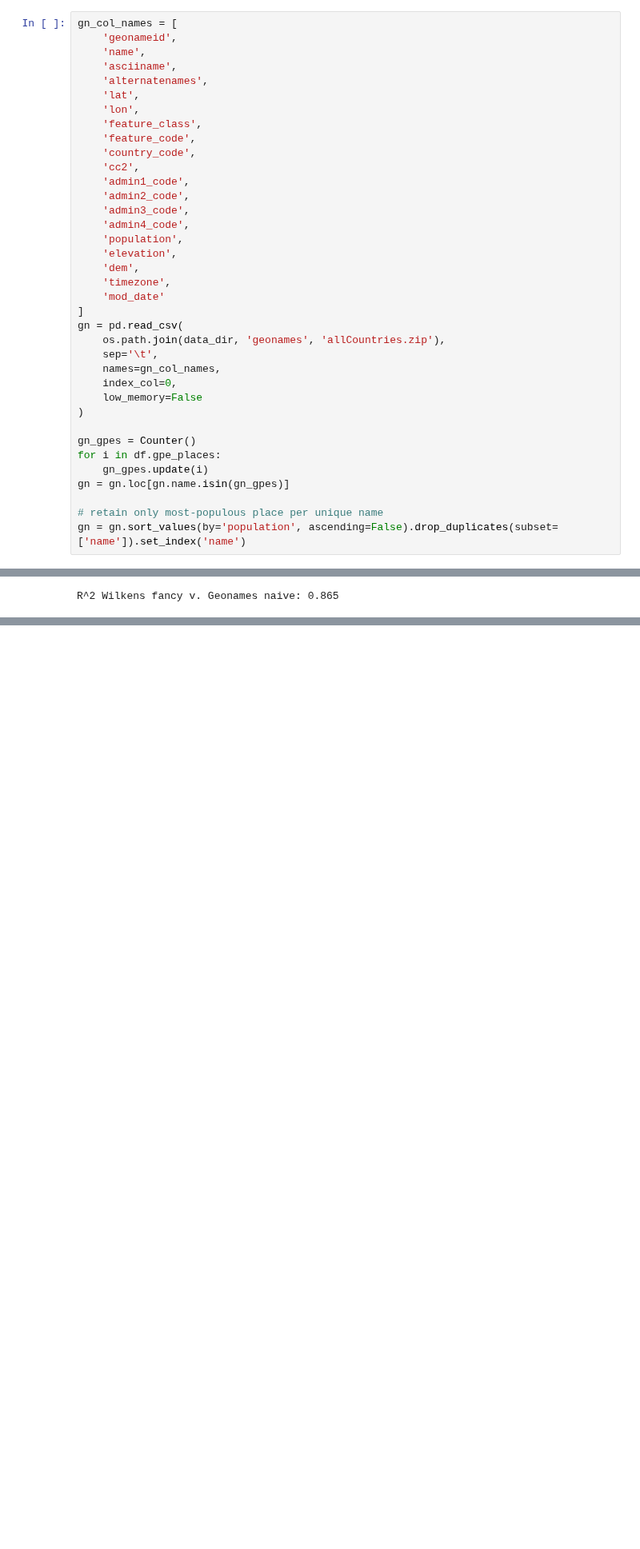
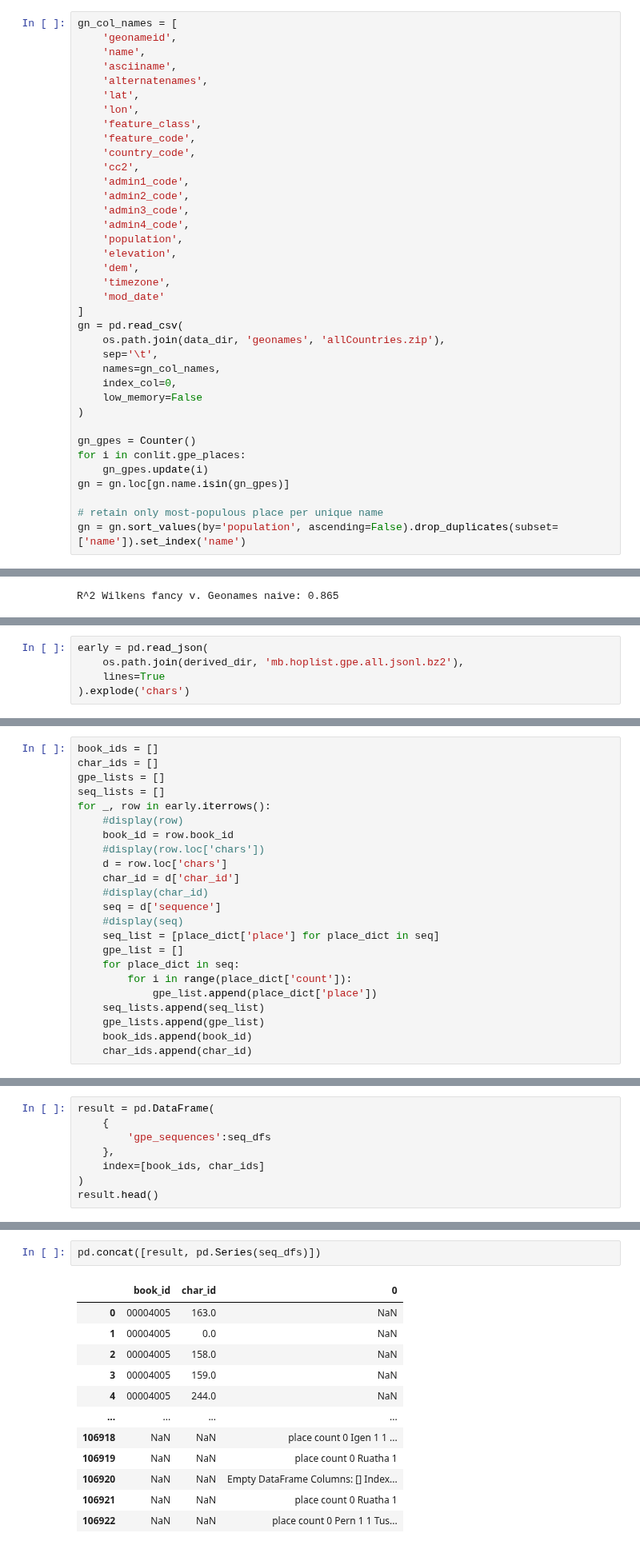
Before and after one commit to wilkens/mobility-books, a Jupyter notebook: notebooks/derived_data_MW.ipynb, the cells around one changed output, grey strips where cells are left out. Shown at 80% size. Saved outputs shown, nothing was run; the diff lists cells and outputs as text; blank space fills up the shorter version.

Commit message:
Add early data and code for ingest

```diff
--- a/notebooks/derived_data_MW.ipynb
+++ b/notebooks/derived_data_MW.ipynb
@@ -95,7 +95,7 @@ gn = pd.read_csv(
 )
 
 gn_gpes = Counter()
-for i in df.gpe_places:
+for i in conlit.gpe_places:
     gn_gpes.update(i)
 gn = gn.loc[gn.name.isin(gn_gpes)]
 
@@ -283,0 +286,5 @@ df['dist_miles'].to_csv(os.path.join(derived_dir, 'CONLIT_CharData_dist_miles.cs
+# %%
+early = pd.read_json(
+    os.path.join(derived_dir, 'mb.hoplist.gpe.all.jsonl.bz2'),
+    lines=True
+).explode('chars')
@@ -283,0 +298,23 @@ df['dist_miles'].to_csv(os.path.join(derived_dir, 'CONLIT_CharData_dist_miles.cs
+# %%
+book_ids = []
+char_ids = []
+gpe_lists = []
+seq_lists = []
+for _, row in early.iterrows():
+    #display(row)
+    book_id = row.book_id
+    #display(row.loc['chars'])
+    d = row.loc['chars']
+    char_id = d['char_id']
+    #display(char_id)
+    seq = d['sequence']
+    #display(seq)
+    seq_list = [place_dict['place'] for place_dict in seq]
+    gpe_list = []
+    for place_dict in seq:
+        for i in range(place_dict['count']):
+            gpe_list.append(place_dict['place'])
+    seq_lists.append(seq_list)
+    gpe_lists.append(gpe_list)
+    book_ids.append(book_id)
+    char_ids.append(char_id)
@@ -283,0 +371,8 @@ df['dist_miles'].to_csv(os.path.join(derived_dir, 'CONLIT_CharData_dist_miles.cs
+# %%
+result = pd.DataFrame(
+    {
+        'gpe_sequences':seq_dfs
+    },
+    index=[book_ids, char_ids]
+)
+result.head()
@@ -283,0 +403,15 @@ df['dist_miles'].to_csv(os.path.join(derived_dir, 'CONLIT_CharData_dist_miles.cs
+# %%
+pd.concat([result, pd.Series(seq_dfs)])
+# %% [output]
+|  | book_id | char_id | 0 |
+| 0 | 00004005 | 163.0 | NaN |
+| 1 | 00004005 | 0.0 | NaN |
+| 2 | 00004005 | 158.0 | NaN |
+| 3 | 00004005 | 159.0 | NaN |
+| 4 | 00004005 | 244.0 | NaN |
+| ... | ... | ... | ... |
+| 106918 | NaN | NaN | place count 0 Igen 1 1 ... |
+| 106919 | NaN | NaN | place count 0 Ruatha 1 |
+| 106920 | NaN | NaN | Empty DataFrame Columns: [] Index... |
+| 106921 | NaN | NaN | place count 0 Ruatha 1 |
+| 106922 | NaN | NaN | place count 0 Pern 1 1 Tus... |
```
Also changed, not shown: parts of 27 cells of this notebook, 8 other files.
